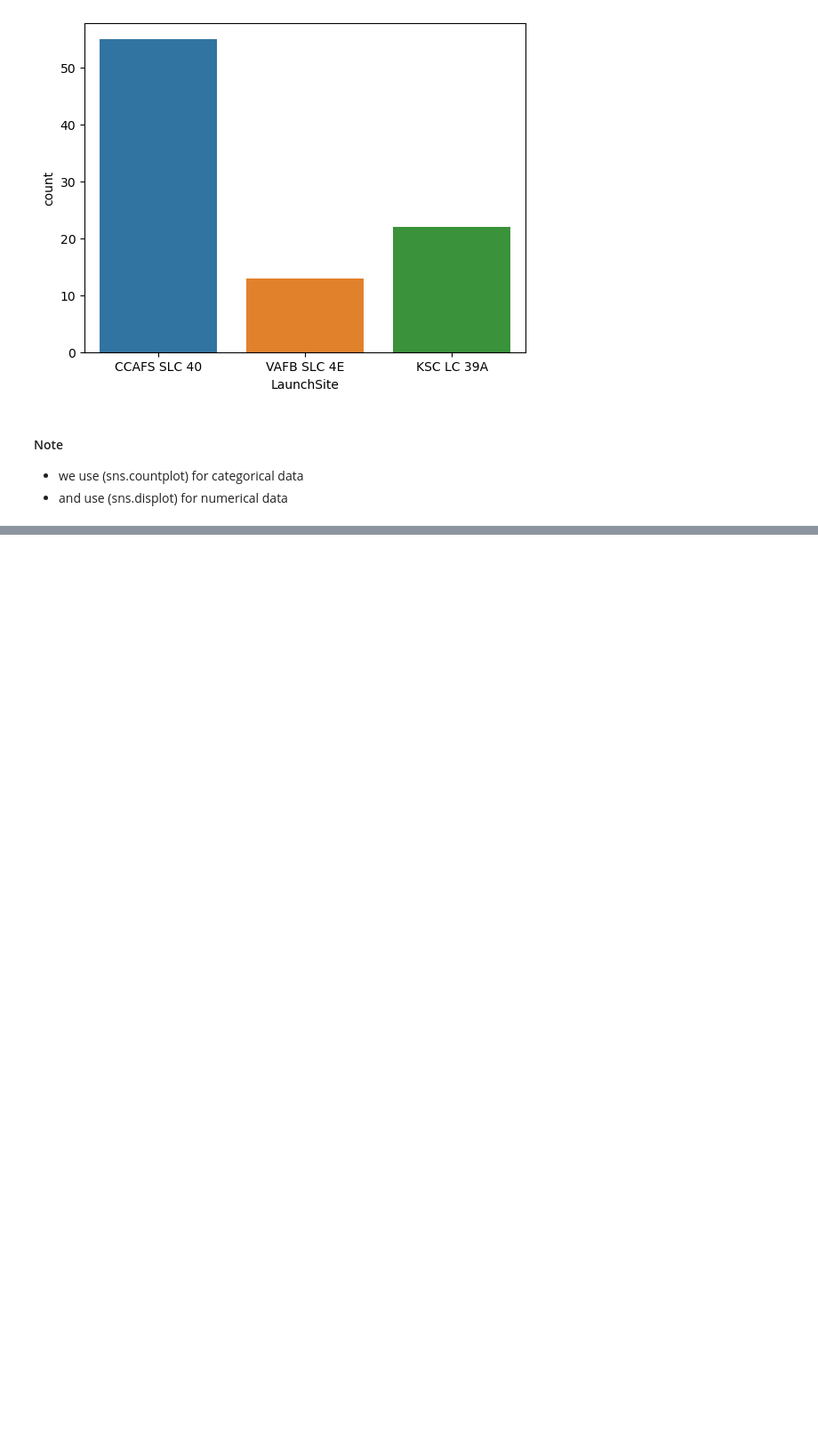
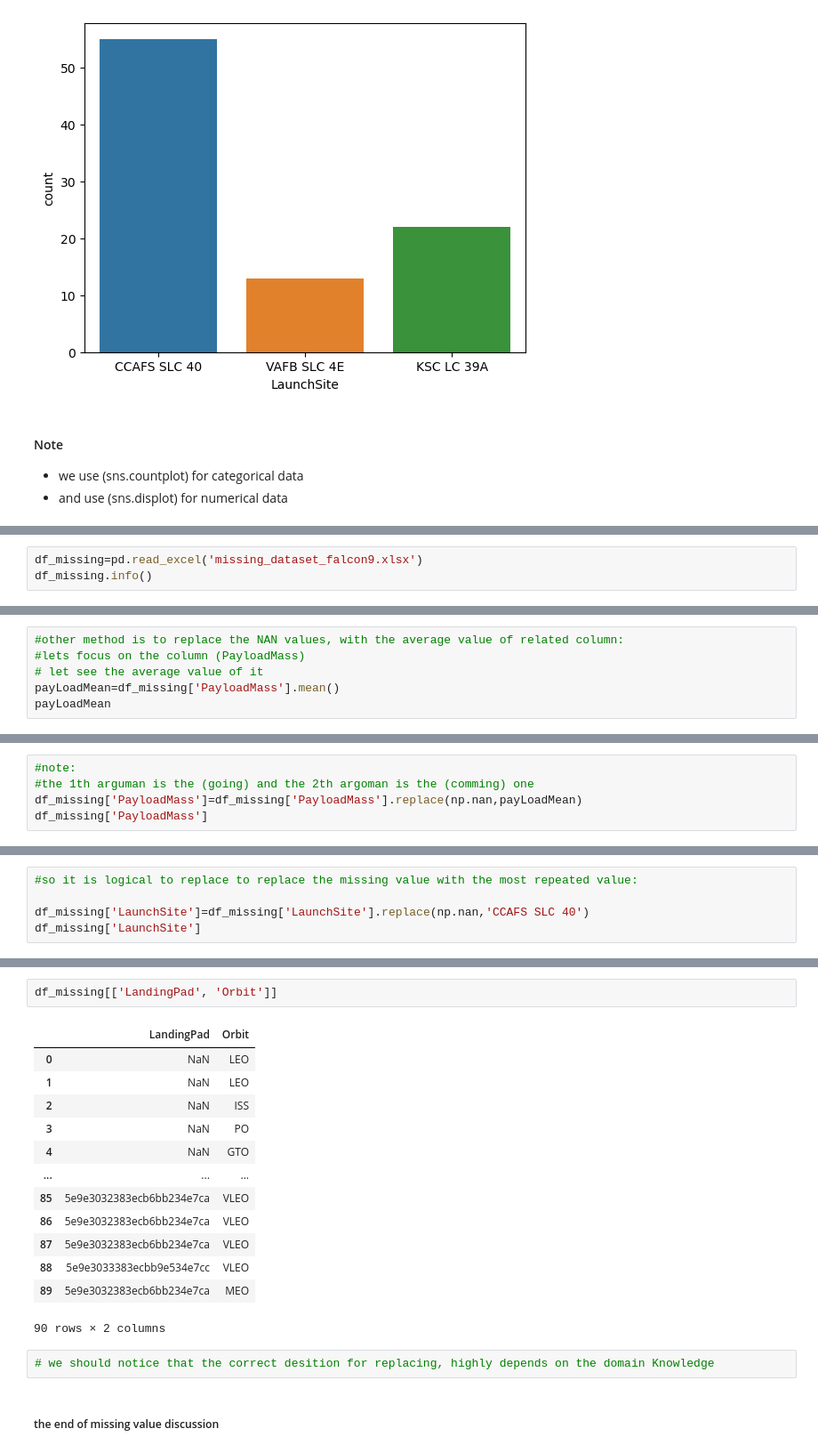
Before and after one commit to strumer69/Space_X-_rockets, a Jupyter notebook: space_x_falcon.ipynb, the cells around one changed output, grey strips where cells are left out. Shown: that part at 89% size. Saved outputs shown, nothing was run; the diff lists cells and outputs as text; blank space fills up the shorter version.

```diff
--- a/space_x_falcon.ipynb
+++ b/space_x_falcon.ipynb
@@ -592,0 +594,3 @@ Index(['FlightNumber', 'Date', 'BoosterVersion', 'PayloadMass', 'Orbit',
+# %%
+df_missing=pd.read_excel('missing_dataset_falcon9.xlsx')
+df_missing.info()
@@ -592,0 +665,6 @@ Index(['FlightNumber', 'Date', 'BoosterVersion', 'PayloadMass', 'Orbit',
+# %%
+#other method is to replace the NAN values, with the average value of related column:
+#lets focus on the column (PayloadMass)
+# let see the average value of it
+payLoadMean=df_missing['PayloadMass'].mean()
+payLoadMean
@@ -592,0 +688,5 @@ Index(['FlightNumber', 'Date', 'BoosterVersion', 'PayloadMass', 'Orbit',
+# %%
+#note:
+#the 1th arguman is the (going) and the 2th argoman is the (comming) one
+df_missing['PayloadMass']=df_missing['PayloadMass'].replace(np.nan,payLoadMean)
+df_missing['PayloadMass']
@@ -592,0 +731,5 @@ Index(['FlightNumber', 'Date', 'BoosterVersion', 'PayloadMass', 'Orbit',
+# %%
+#so it is logical to replace to replace the missing value with the most repeated value:
+
+df_missing['LaunchSite']=df_missing['LaunchSite'].replace(np.nan,'CCAFS SLC 40')
+df_missing['LaunchSite']
@@ -592,0 +793,20 @@ Index(['FlightNumber', 'Date', 'BoosterVersion', 'PayloadMass', 'Orbit',
+# %%
+df_missing[['LandingPad', 'Orbit']]
+# %% [output]
+|  | LandingPad | Orbit |
+| 0 | NaN | LEO |
+| 1 | NaN | LEO |
+| 2 | NaN | ISS |
+| 3 | NaN | PO |
+| 4 | NaN | GTO |
+| ... | ... | ... |
+| 85 | 5e9e3032383ecb6bb234e7ca | VLEO |
+| 86 | 5e9e3032383ecb6bb234e7ca | VLEO |
+| 87 | 5e9e3032383ecb6bb234e7ca | VLEO |
+| 88 | 5e9e3033383ecbb9e534e7cc | VLEO |
+| 89 | 5e9e3032383ecb6bb234e7ca | MEO |
+90 rows × 2 columns
+# %%
+# we should notice that the correct desition for replacing, highly depends on the domain Knowledge
+# %% [markdown]
+##### the end of missing value discussion
```
Also changed, not shown: parts of 35 cells of this notebook.
